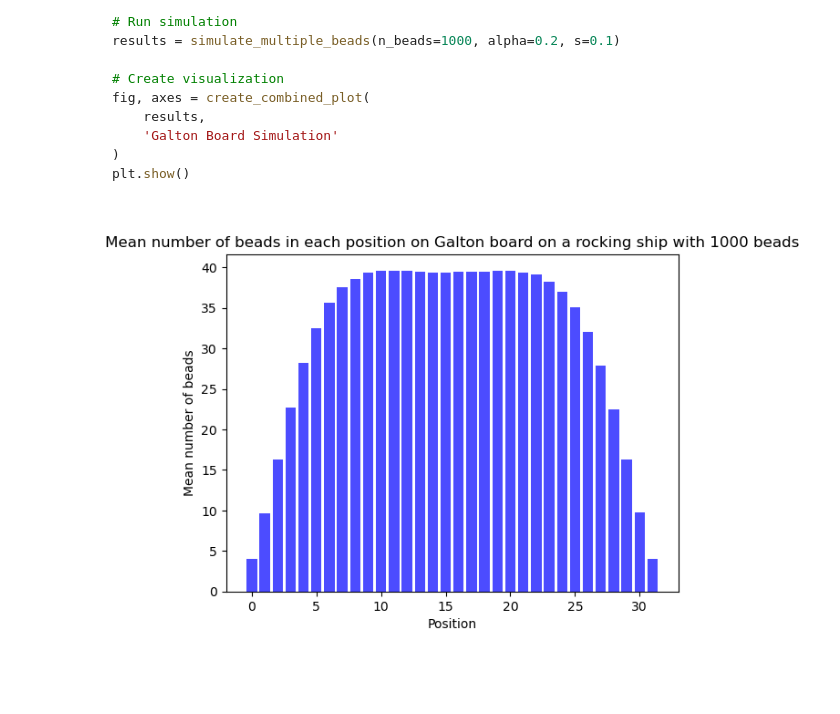
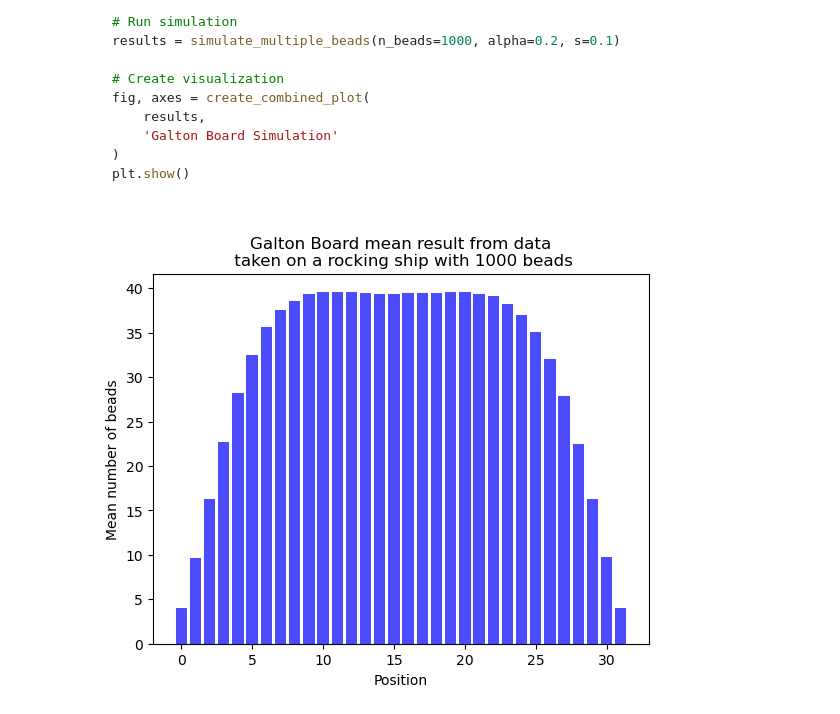
Before and after one commit to dakusch/tif345_project_3, a Jupyter notebook: src/project_3_david.ipynb, the cells around one changed output. Cells and saved outputs as stored; diff of their text form; code cells hidden in the pictures; blank space fills up the shorter version.

```diff
--- a/src/project_3_david.ipynb
+++ b/src/project_3_david.ipynb
@@ -69,12 +69,12 @@ plt.show()
 # %%
 data = np.load('board_data_.npy')
 
 #plot mean of rows in bar chart
 mean_data = np.mean(data, axis=0)
 plt.bar(np.arange(len(mean_data)), mean_data, color = 'blue', alpha = 0.7)
 plt.xlabel('Position')
 plt.ylabel('Mean number of beads')
-plt.title('Mean number of beads in each position on Galton board on a rocking ship with 1000 beads')
+plt.title('Galton Board mean result from data\n taken on a rocking ship with 1000 beads')
 plt.show()
 # %% [output]
-[figure, old version]
+[figure, new version]
```
Also changed, not shown: parts of 8 cells of this notebook, 1 other file.
